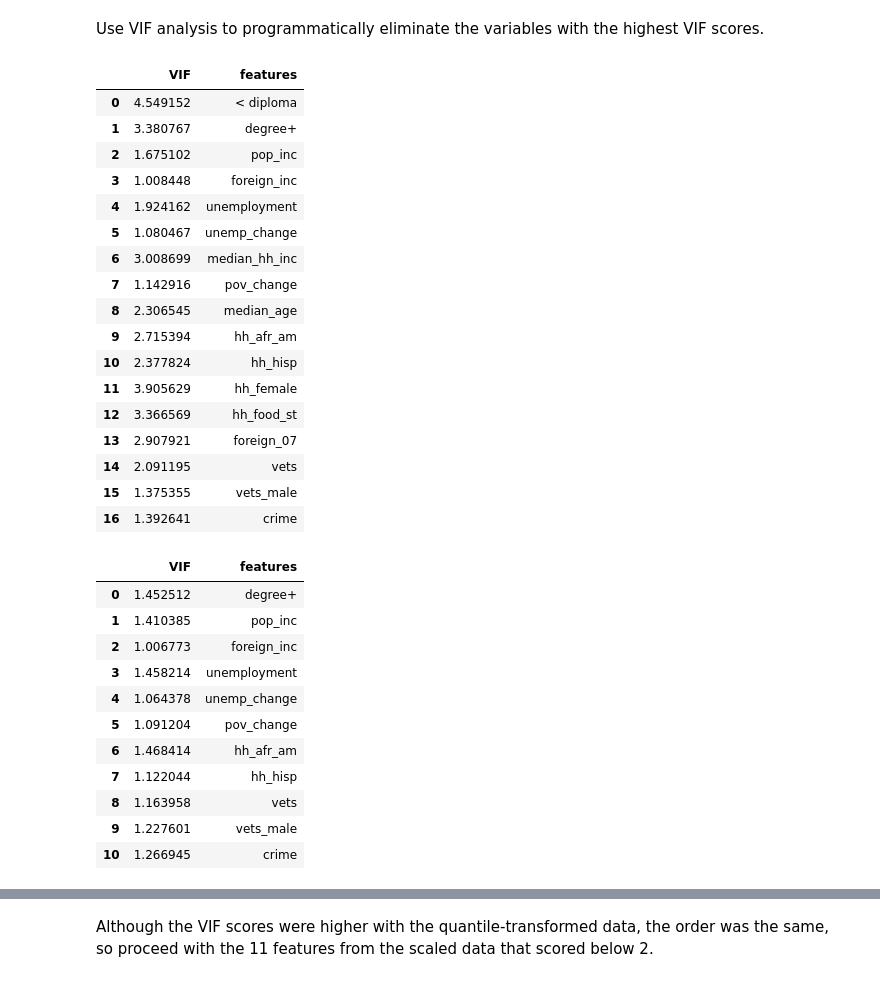
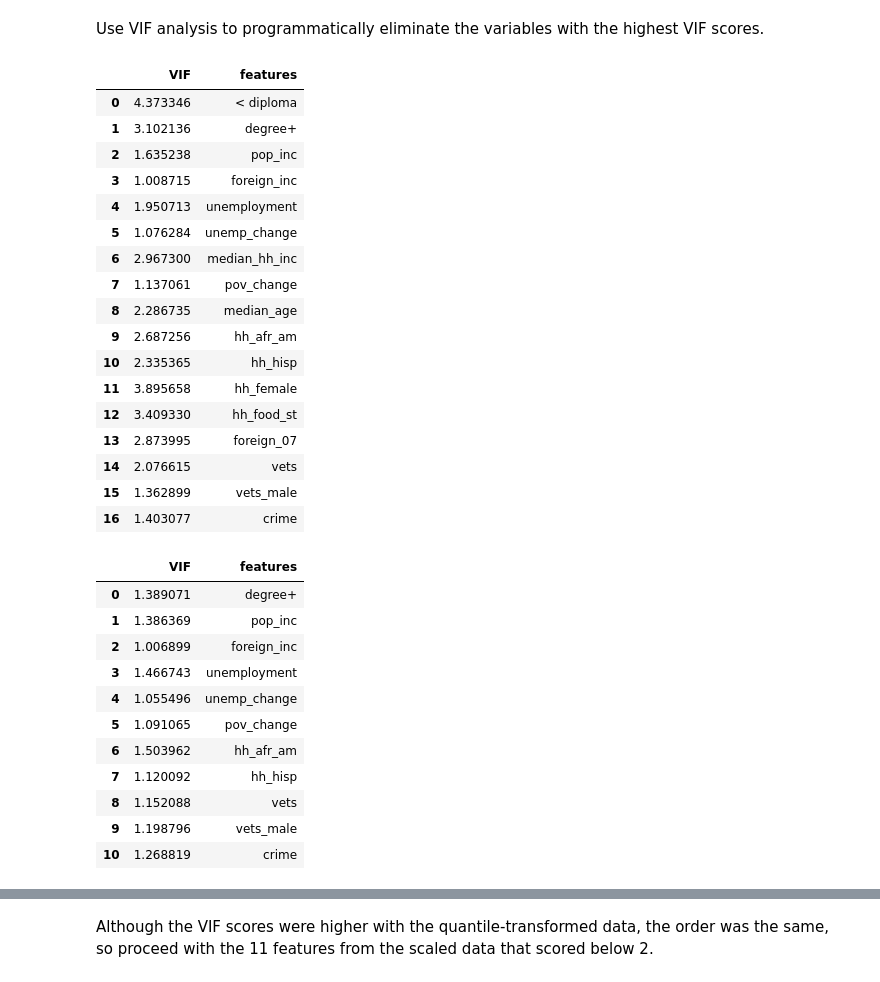
Before and after one commit to vincegiorno/drug_deaths, a Jupyter notebook: drug_deaths.ipynb, the cells around one changed output, grey strips where cells are left out. Drawn from its saved outputs; the diff is of its cells as text; code cells hidden in the pictures.

```diff
--- a/drug_deaths.ipynb
+++ b/drug_deaths.ipynb
@@ -304,31 +523,31 @@ Use VIF analysis to programmatically eliminate the variables with the highest VI
 # %%
 from statsmodels.stats.outliers_influence import variance_inflation_factor
 
 vif = pd.DataFrame()
-remove = ['urban_inf', 'numeric']
+remove = ['urban_inf', 'numeric', 'high_death_rate']
 features = r_train.drop(remove, axis=1)
 vif["VIF"] = [variance_inflation_factor(features.values, i) for i in range(features.shape[1])]
 vif["features"] = features.columns
 vif
 # %% [output]
 |  | VIF | features |
-| 0 | 4.549152 | < diploma |
-| 1 | 3.380767 | degree+ |
-| 2 | 1.675102 | pop_inc |
-| 3 | 1.008448 | foreign_inc |
-| 4 | 1.924162 | unemployment |
-| 5 | 1.080467 | unemp_change |
-| 6 | 3.008699 | median_hh_inc |
-| 7 | 1.142916 | pov_change |
-| 8 | 2.306545 | median_age |
-| 9 | 2.715394 | hh_afr_am |
-| 10 | 2.377824 | hh_hisp |
-| 11 | 3.905629 | hh_female |
-| 12 | 3.366569 | hh_food_st |
-| 13 | 2.907921 | foreign_07 |
-| 14 | 2.091195 | vets |
-| 15 | 1.375355 | vets_male |
-| 16 | 1.392641 | crime |
+| 0 | 4.373346 | < diploma |
+| 1 | 3.102136 | degree+ |
+| 2 | 1.635238 | pop_inc |
+| 3 | 1.008715 | foreign_inc |
+| 4 | 1.950713 | unemployment |
+| 5 | 1.076284 | unemp_change |
+| 6 | 2.967300 | median_hh_inc |
+| 7 | 1.137061 | pov_change |
+| 8 | 2.286735 | median_age |
+| 9 | 2.687256 | hh_afr_am |
+| 10 | 2.335365 | hh_hisp |
+| 11 | 3.895658 | hh_female |
+| 12 | 3.409330 | hh_food_st |
+| 13 | 2.873995 | foreign_07 |
+| 14 | 2.076615 | vets |
+| 15 | 1.362899 | vets_male |
+| 16 | 1.403077 | crime |
 # %%
 max_VIF = max(vif['VIF'])
 while max_VIF > 2:
@@ -343,16 +562,16 @@ r_features = list(features.columns) + ['urban_inf']
 vif
 # %% [output]
 |  | VIF | features |
-| 0 | 1.452512 | degree+ |
-| 1 | 1.410385 | pop_inc |
-| 2 | 1.006773 | foreign_inc |
-| 3 | 1.458214 | unemployment |
-| 4 | 1.064378 | unemp_change |
-| 5 | 1.091204 | pov_change |
-| 6 | 1.468414 | hh_afr_am |
-| 7 | 1.122044 | hh_hisp |
-| 8 | 1.163958 | vets |
-| 9 | 1.227601 | vets_male |
-| 10 | 1.266945 | crime |
+| 0 | 1.389071 | degree+ |
+| 1 | 1.386369 | pop_inc |
+| 2 | 1.006899 | foreign_inc |
+| 3 | 1.466743 | unemployment |
+| 4 | 1.055496 | unemp_change |
+| 5 | 1.091065 | pov_change |
+| 6 | 1.503962 | hh_afr_am |
+| 7 | 1.120092 | hh_hisp |
+| 8 | 1.152088 | vets |
+| 9 | 1.198796 | vets_male |
+| 10 | 1.268819 | crime |
 # %%
 vif2 = pd.DataFrame()
```
Also changed, not shown: parts of 67 cells of this notebook.
